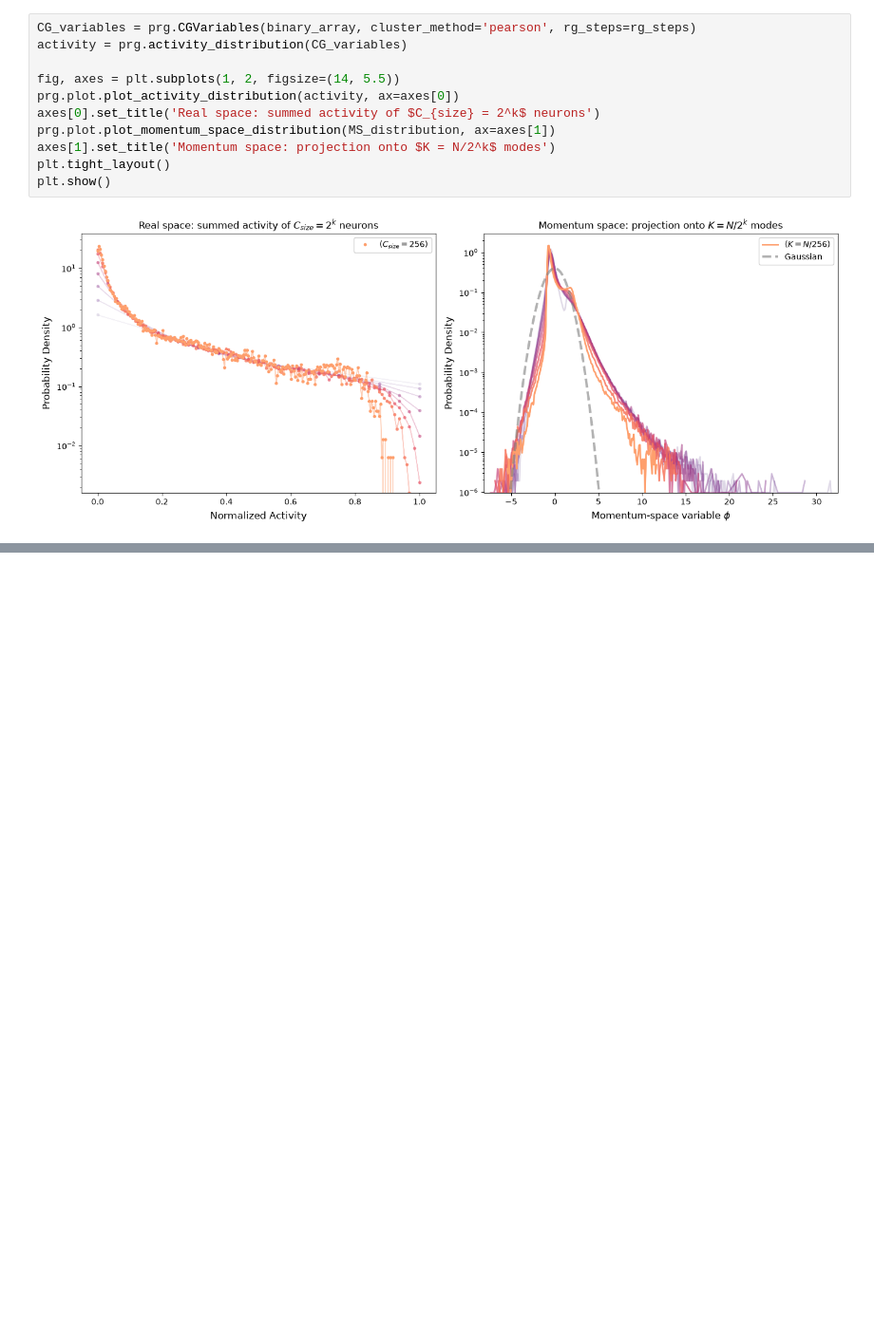
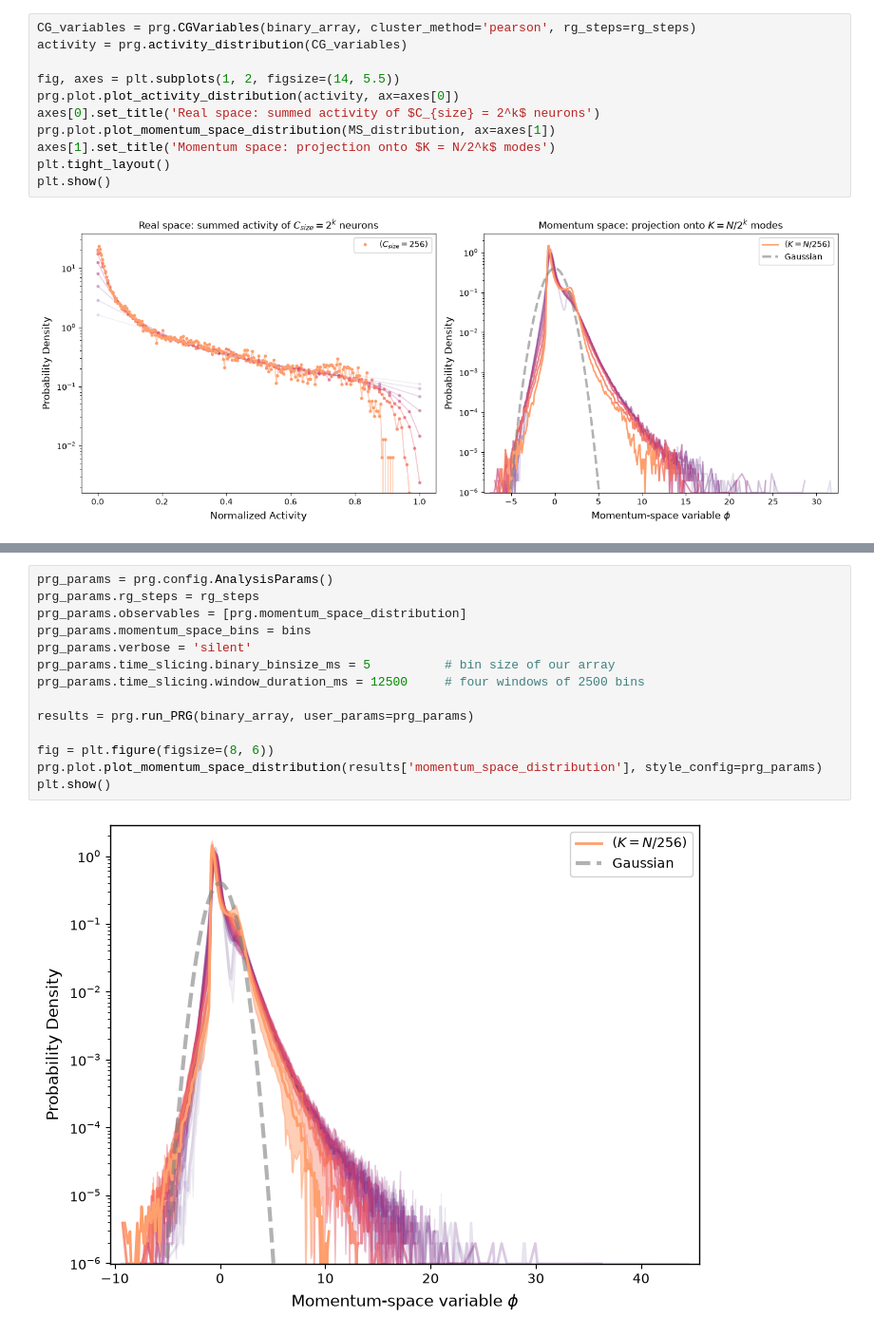
Before and after one commit to Damiaom/prg_toolbox, a Jupyter notebook: example_notebooks/example_momentum_space.ipynb, the cells around one changed output, grey strips where cells are left out. Shown at 95% size. Cells and saved outputs as stored; diff of their text form; blank space fills up the shorter version.

```diff
--- a/example_notebooks/example_momentum_space.ipynb
+++ b/example_notebooks/example_momentum_space.ipynb
@@ -184 +203,17 @@ plt.show()
+# %%
+prg_params = prg.config.AnalysisParams()
+prg_params.rg_steps = rg_steps
+prg_params.observables = [prg.momentum_space_distribution]
+prg_params.momentum_space_bins = bins
+prg_params.verbose = 'silent'
+prg_params.time_slicing.binary_binsize_ms = 5          # bin size of our array
+prg_params.time_slicing.window_duration_ms = 12500     # four windows of 2500 bins
+
+results = prg.run_PRG(binary_array, user_params=prg_params)
+
+fig = plt.figure(figsize=(8, 6))
+prg.plot.plot_momentum_space_distribution(results['momentum_space_distribution'], style_config=prg_params)
+plt.show()
+# %% [output]
+[figure, added]
 # %% [markdown]
```
Also changed, not shown: parts of 20 cells of this notebook, 13 other files.
